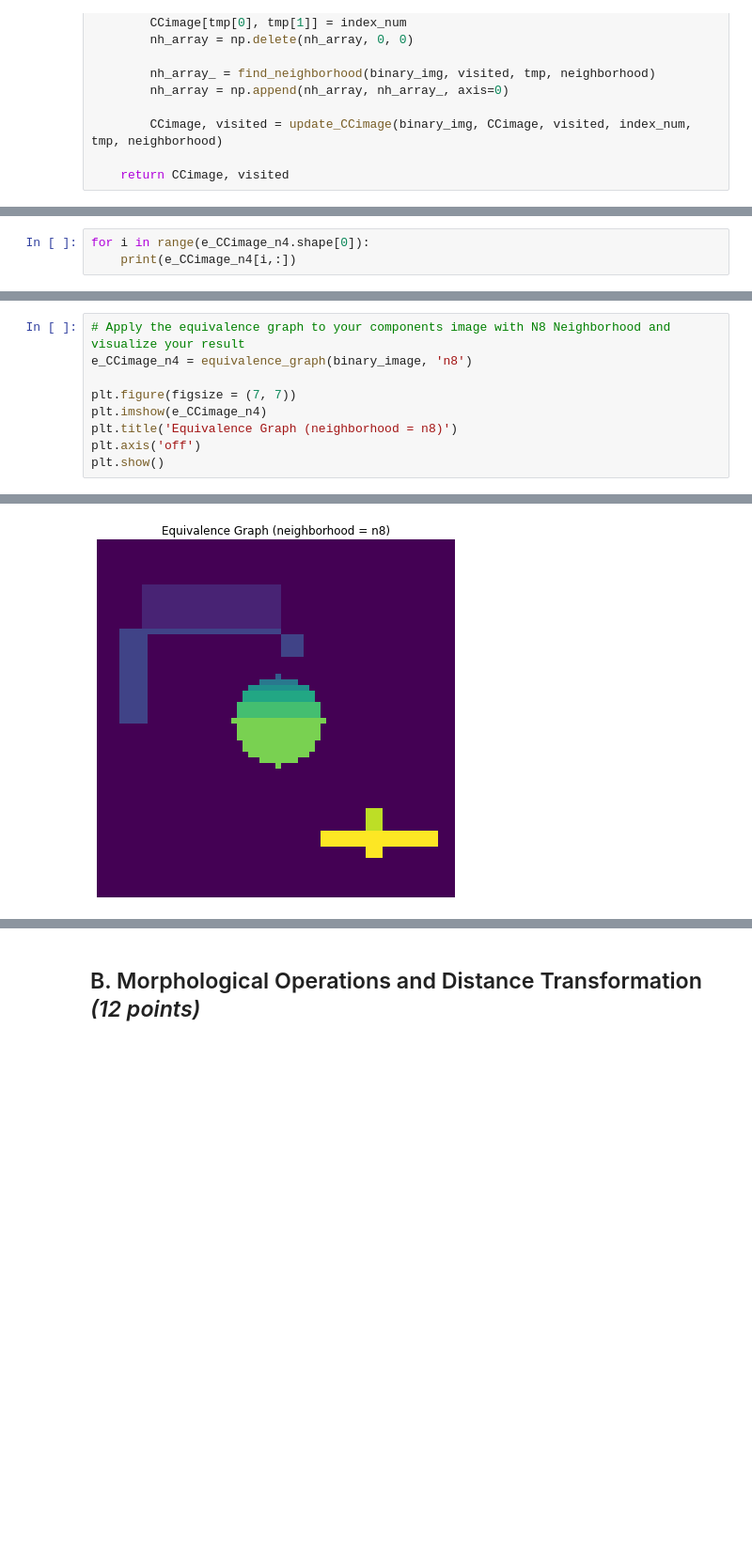
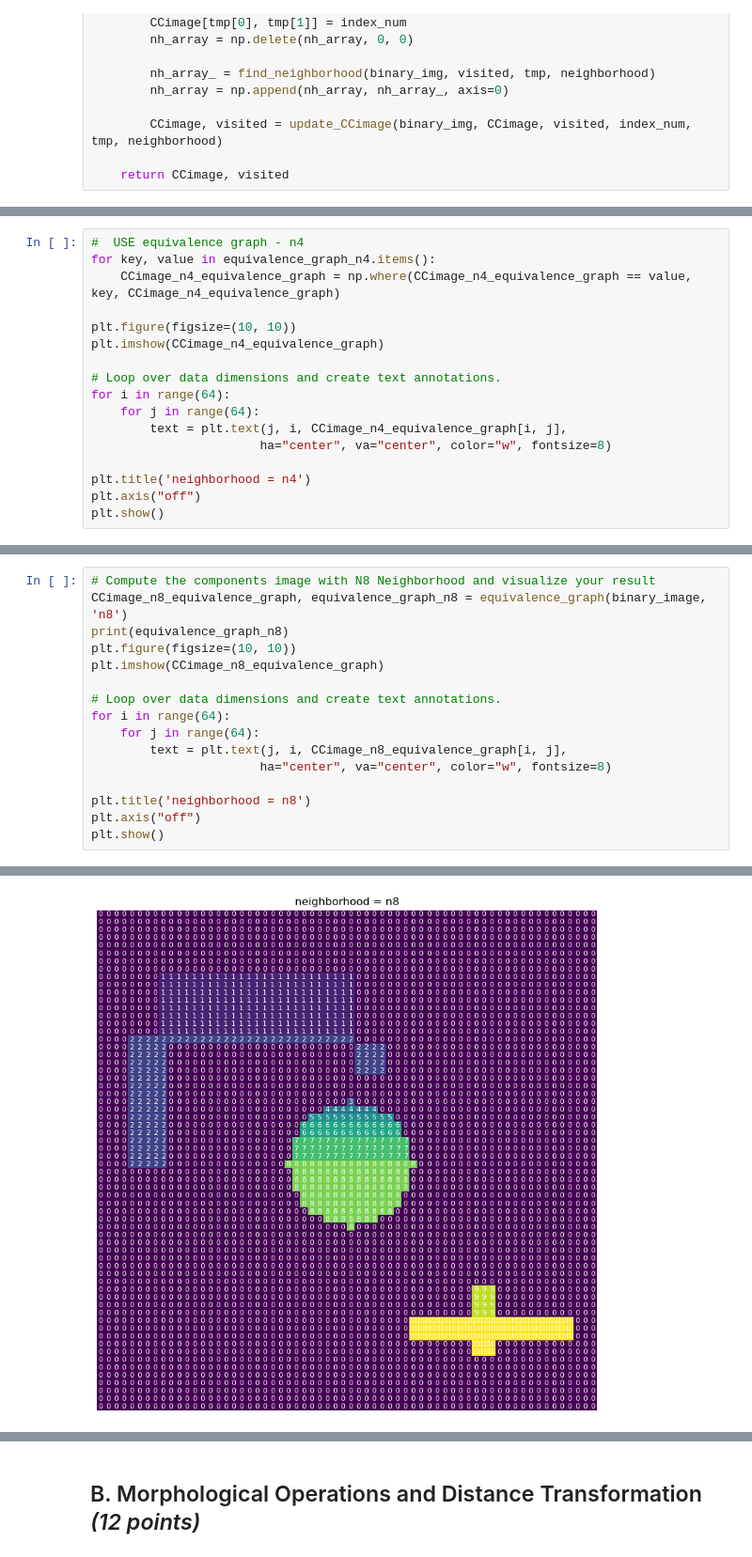
Before and after one commit to seungho1010/learn_photogrammetry, a Jupyter notebook: photogrammetry 1/pho1_4_binary_images/ex-04-lastename1-lastname2.ipynb, the cells around one changed output, grey strips where cells are left out. Shown at 94% size. Cells and saved outputs as stored; diff of their text form; blank space fills up the shorter version.

```diff
--- a/photogrammetry 1/pho1_4_binary_images/ex-04-lastename1-lastname2.ipynb
+++ b/photogrammetry 1/pho1_4_binary_images/ex-04-lastename1-lastname2.ipynb
@@ -451,3 +202,0 @@ plt.show()
-# %%
-for i in range(e_CCimage_n4.shape[0]):
-    print(e_CCimage_n4[i,:])
@@ -471,0 +348,17 @@ for i in range(e_CCimage_n4.shape[0]):
+# %%
+#  USE equivalence graph - n4
+for key, value in equivalence_graph_n4.items():
+    CCimage_n4_equivalence_graph = np.where(CCimage_n4_equivalence_graph == value, key, CCimage_n4_equivalence_graph)
+
+plt.figure(figsize=(10, 10))
+plt.imshow(CCimage_n4_equivalence_graph)
+
+# Loop over data dimensions and create text annotations.
+for i in range(64):
+    for j in range(64):
+        text = plt.text(j, i, CCimage_n4_equivalence_graph[i, j],
+                       ha="center", va="center", color="w", fontsize=8)
+
+plt.title('neighborhood = n4')
+plt.axis("off")
+plt.show()
@@ -472,10 +367,17 @@ for i in range(e_CCimage_n4.shape[0]):
 # %%
-# Apply the equivalence graph to your components image with N8 Neighborhood and visualize your result
-e_CCimage_n4 = equivalence_graph(binary_image, 'n8')
+# Compute the components image with N8 Neighborhood and visualize your result
+CCimage_n8_equivalence_graph, equivalence_graph_n8 = equivalence_graph(binary_image, 'n8')
+print(equivalence_graph_n8)
+plt.figure(figsize=(10, 10))
+plt.imshow(CCimage_n8_equivalence_graph)
 
-plt.figure(figsize = (7, 7))
-plt.imshow(e_CCimage_n4)
-plt.title('Equivalence Graph (neighborhood = n8)')
-plt.axis('off')
+# Loop over data dimensions and create text annotations.
+for i in range(64):
+    for j in range(64):
+        text = plt.text(j, i, CCimage_n8_equivalence_graph[i, j],
+                       ha="center", va="center", color="w", fontsize=8)
+
+plt.title('neighborhood = n8')
+plt.axis("off")
 plt.show()
 # %% [output]
@@ -482 +385 @@ plt.show()
-[figure, old version]
+[figure, new version]
```
Also changed, not shown: parts of 18 cells of this notebook, 2 other files.
